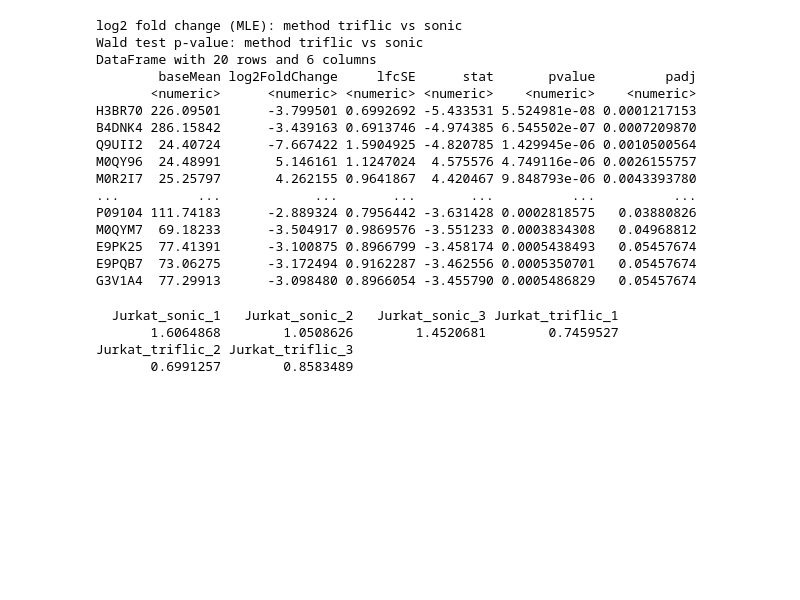
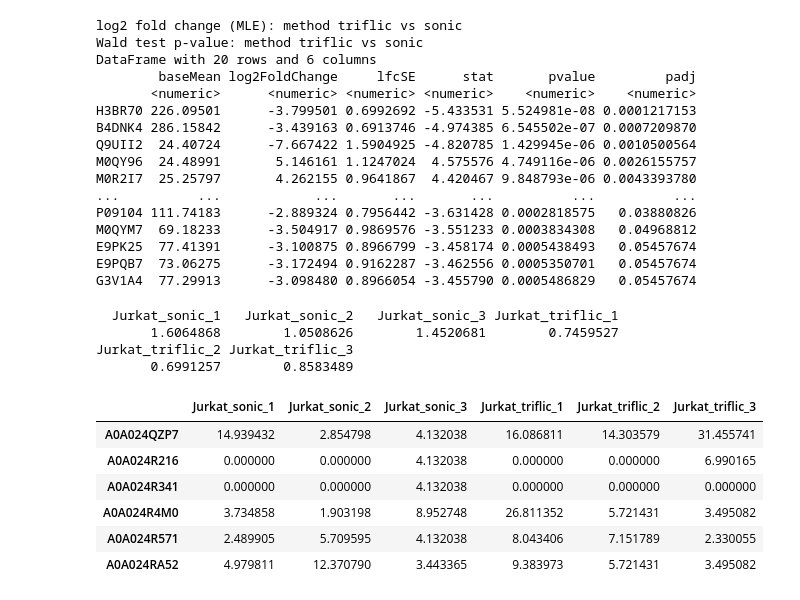
Before and after one commit to stuppie/triflic, a Jupyter notebook: analysis_deseq/deseq.R.ipynb, the cells around one changed output. Saved outputs shown, nothing was run; the diff lists cells and outputs as text; code cells hidden in the pictures; blank space fills up the shorter version.

Commit message:
write deseq normalized X

```diff
--- a/analysis_deseq/deseq.R.ipynb
+++ b/analysis_deseq/deseq.R.ipynb
@@ -265,3 +269,13 @@ sizeFactors(dds)
        1.6064868        1.0508626        1.4520681        0.7459527
 Jurkat_triflic_2 Jurkat_triflic_3
        0.6991257        0.8583489
+# %%
+head(counts(dds, normalized=TRUE))
+# %% [output]
+|  | Jurkat_sonic_1 | Jurkat_sonic_2 | Jurkat_sonic_3 | Jurkat_triflic_1 | Jurkat_triflic_2 | Jurkat_triflic_3 |
+| A0A024QZP7 | 14.939432 | 2.854798 | 4.132038 | 16.086811 | 14.303579 | 31.455741 |
+| A0A024R216 | 0.000000 | 0.000000 | 4.132038 | 0.000000 | 0.000000 | 6.990165 |
+| A0A024R341 | 0.000000 | 0.000000 | 4.132038 | 0.000000 | 0.000000 | 0.000000 |
+| A0A024R4M0 | 3.734858 | 1.903198 | 8.952748 | 26.811352 | 5.721431 | 3.495082 |
+| A0A024R571 | 2.489905 | 5.709595 | 4.132038 | 8.043406 | 7.151789 | 2.330055 |
+| A0A024RA52 | 4.979811 | 12.370790 | 3.443365 | 9.383973 | 5.721431 | 3.495082 |
```
Also changed, not shown: parts of 4 cells of this notebook, 6 other files.
